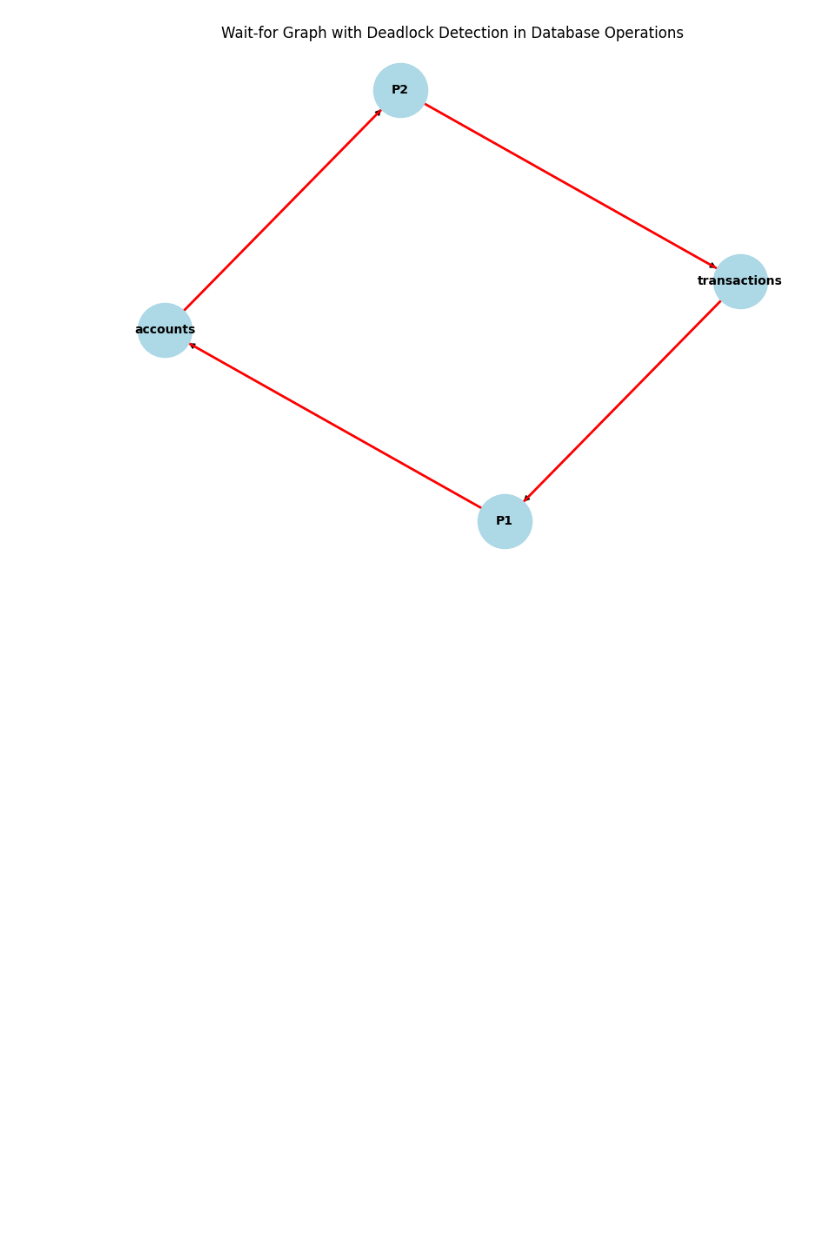
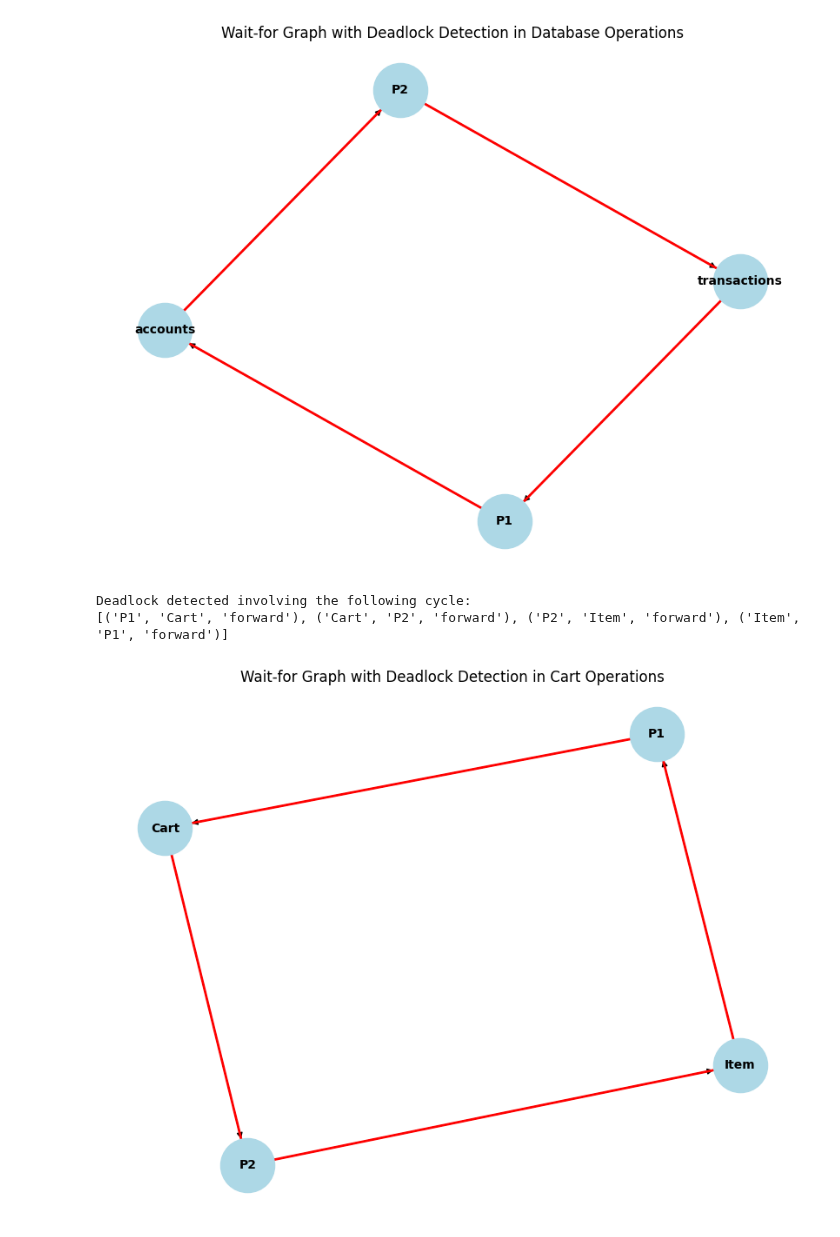
Before and after one commit to phonon-py/DatabaseSpecialistStudy, a Jupyter notebook: main_v2.ipynb, the cells around one changed output. Drawn from its saved outputs; the diff is of its cells as text; code cells hidden in the pictures; blank space fills up the shorter version.

```diff
--- a/main_v2.ipynb
+++ b/main_v2.ipynb
@@ -713,3 +713,45 @@ Matplotlib is building the font cache; this may take a moment.
 Deadlock detected involving the following cycle:
 [('P1', 'accounts', 'forward'), ('accounts', 'P2', 'forward'), ('P2', 'transactions', 'forward'), ('transactions', 'P1', 'forward')]
 [figure]
+# %%
+import networkx as nx
+import matplotlib.pyplot as plt
+
+# デッドロックのシナリオ
+waits_for = [
+    ('P1', 'Cart'),  # P1 waits for Cart
+    ('P2', 'Item'),  # P2 waits for Item
+    ('Cart', 'P2'),  # Cart is locked by P2
+    ('Item', 'P1')   # Item is locked by P1
+]
+
+# グラフを作成
+G = nx.DiGraph()
+G.add_edges_from(waits_for)
+
+# デッドロックを検出する（サイクルを探す）
+try:
+    cycle = nx.find_cycle(G, orientation='original')
+    print("Deadlock detected involving the following cycle:")
+    print(cycle)
+except nx.NetworkXNoCycle:
+    cycle = None
+    print("No deadlock detected.")
+
+# グラフの描写
+plt.figure(figsize=(8, 6))
+pos = nx.spring_layout(G)
+nx.draw(G, pos, with_labels=True, node_size=2000, node_color='lightblue', font_size=10, font_weight='bold')
+nx.draw_networkx_edges(G, pos, edgelist=G.edges(), arrowstyle='-|>', arrowsize=20)
+
+# デッドロックがある場合、サイクルを赤色で強調表示
+if cycle:
+    cycle_edges = [(cycle[i][0], cycle[(i + 1) % len(cycle)][0]) for i in range(len(cycle))]
+    nx.draw_networkx_edges(G, pos, edgelist=cycle_edges, edge_color='r', arrowstyle='-|>', arrowsize=20, width=2)
+
+plt.title("Wait-for Graph with Deadlock Detection in Cart Operations")
+plt.show()
+# %% [output]
+Deadlock detected involving the following cycle:
+[('P1', 'Cart', 'forward'), ('Cart', 'P2', 'forward'), ('P2', 'Item', 'forward'), ('Item', 'P1', 'forward')]
+[figure, added]
```
Also changed, not shown: parts of 9 cells of this notebook.
